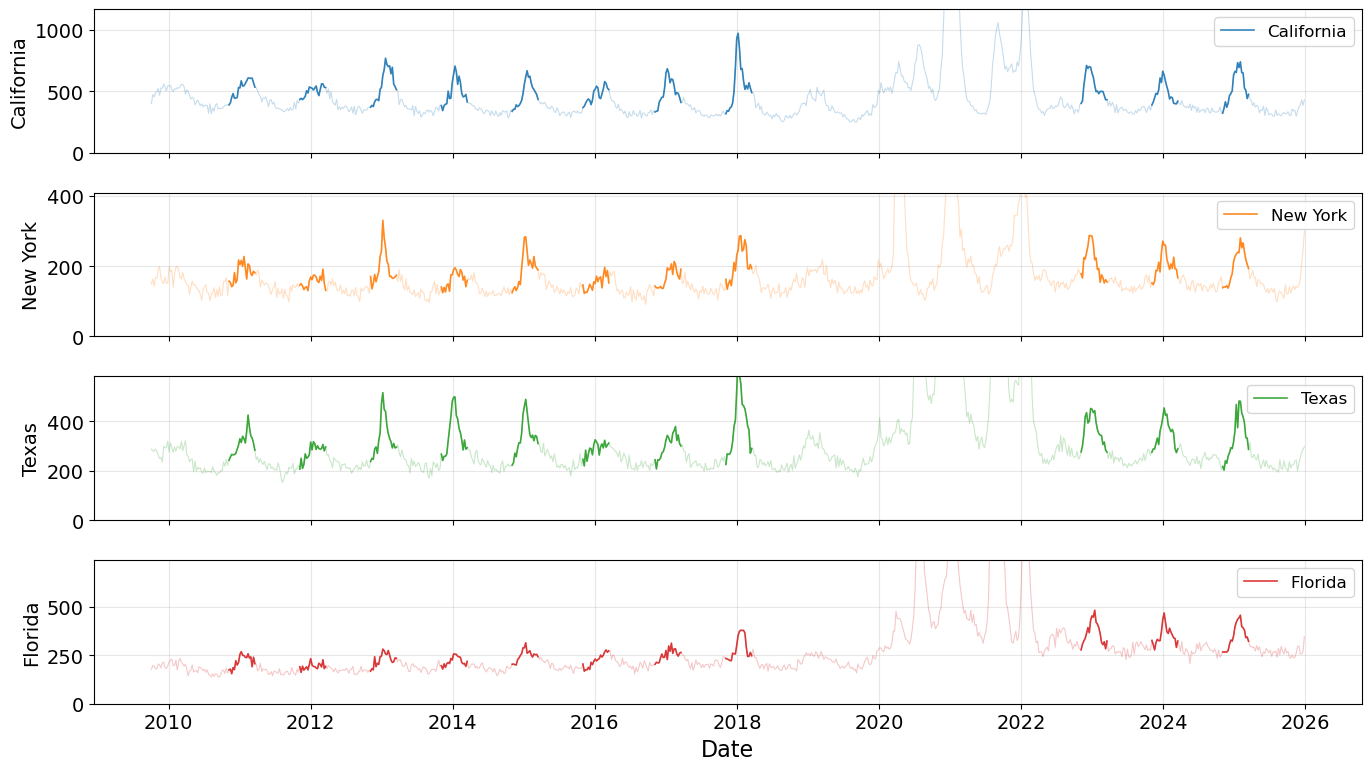
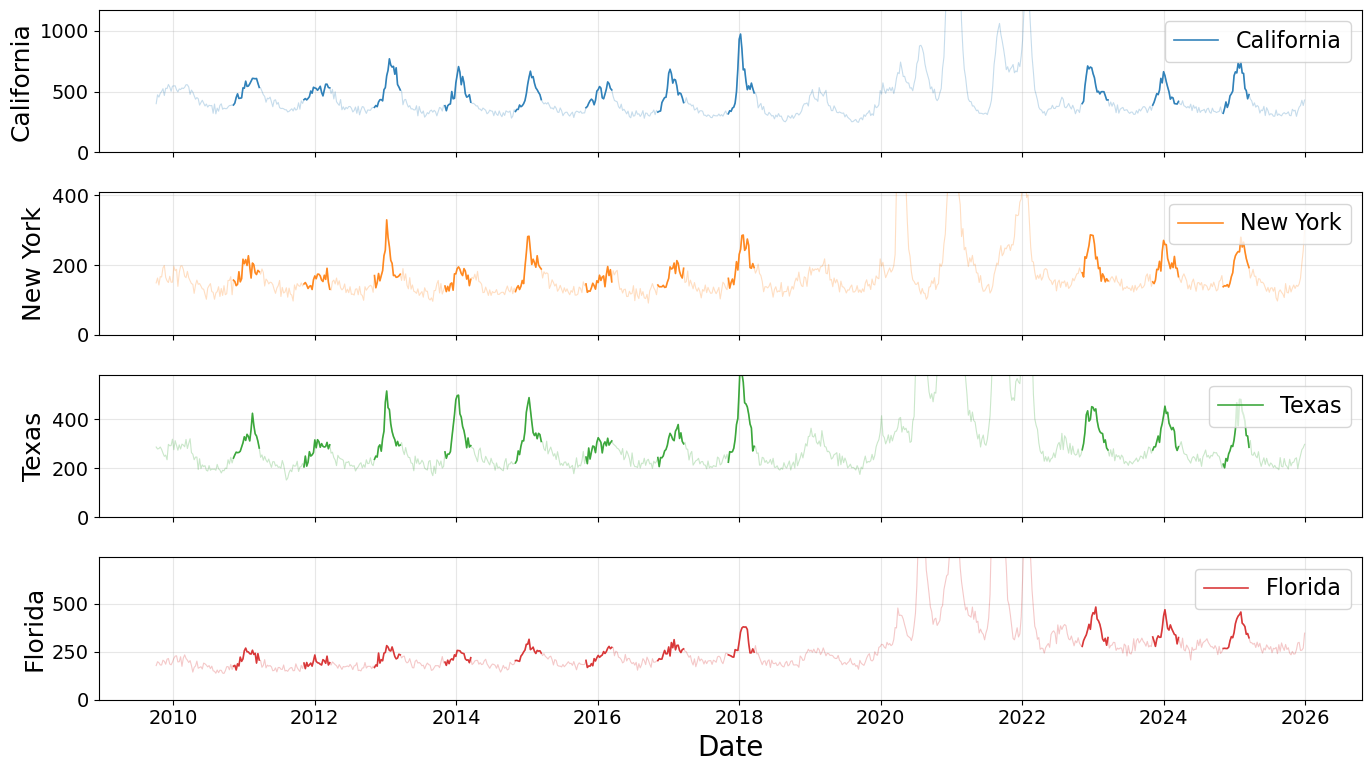
The notebook cell's code change between the first figure and the second:
--- before
+++ after
@@ -35,9 +35,10 @@
 
     ax.set_ylim(0, dd["deaths"].max() / 3)
-    ax.set_ylabel(state, fontsize=14)
-    ax.legend(loc='upper right', fontsize=12)
+    ax.set_ylabel(state, fontsize=18)
+    ax.legend(loc='upper right', fontsize=16)
+    ax.tick_params(axis='both', labelsize=14)
     ax.grid(True, alpha=0.3)
 
-axes[-1].set_xlabel("Date", fontsize=16)
+axes[-1].set_xlabel("Date", fontsize=20)
 plt.tight_layout()
 plt.savefig("pix/seasons_highlighted.png", dpi=150, bbox_inches='tight')

Commit: visualization code